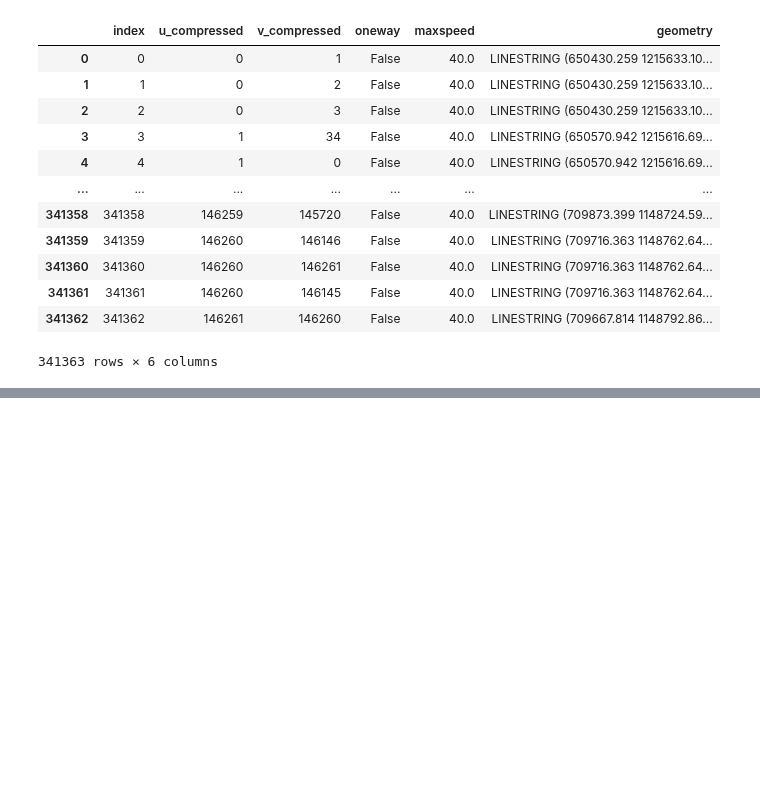
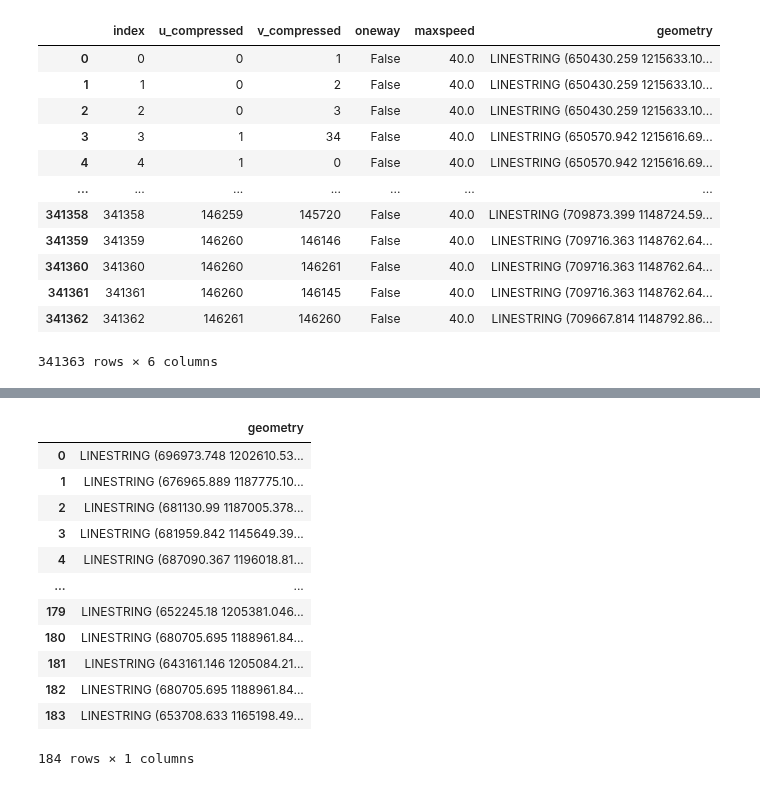
Before and after one commit to callmelucian/cs160-lab-25125027, a Jupyter notebook: data/processed/playground.ipynb, the cells around one changed output, grey strips where cells are left out. Cells and saved outputs as stored; diff of their text form; code cells hidden in the pictures; blank space fills up the shorter version.

```diff
--- a/data/processed/playground.ipynb
+++ b/data/processed/playground.ipynb
@@ -58,3 +45,19 @@ edges[edges['v_compressed'] == 12971]
+# %%
+truth
+# %% [output]
+|  | geometry |
+| 0 | LINESTRING (696973.748 1202610.53... |
+| 1 | LINESTRING (676965.889 1187775.10... |
+| 2 | LINESTRING (681130.99 1187005.378... |
+| 3 | LINESTRING (681959.842 1145649.39... |
+| 4 | LINESTRING (687090.367 1196018.81... |
+| ... | ... |
+| 179 | LINESTRING (652245.18 1205381.046... |
+| 180 | LINESTRING (680705.695 1188961.84... |
+| 181 | LINESTRING (643161.146 1205084.21... |
+| 182 | LINESTRING (680705.695 1188961.84... |
+| 183 | LINESTRING (653708.633 1165198.49... |
+184 rows × 1 columns
 # %%
 rawtr
 # %% [output]
```
Also changed, not shown: parts of 14 cells of this notebook, 6 other files.
